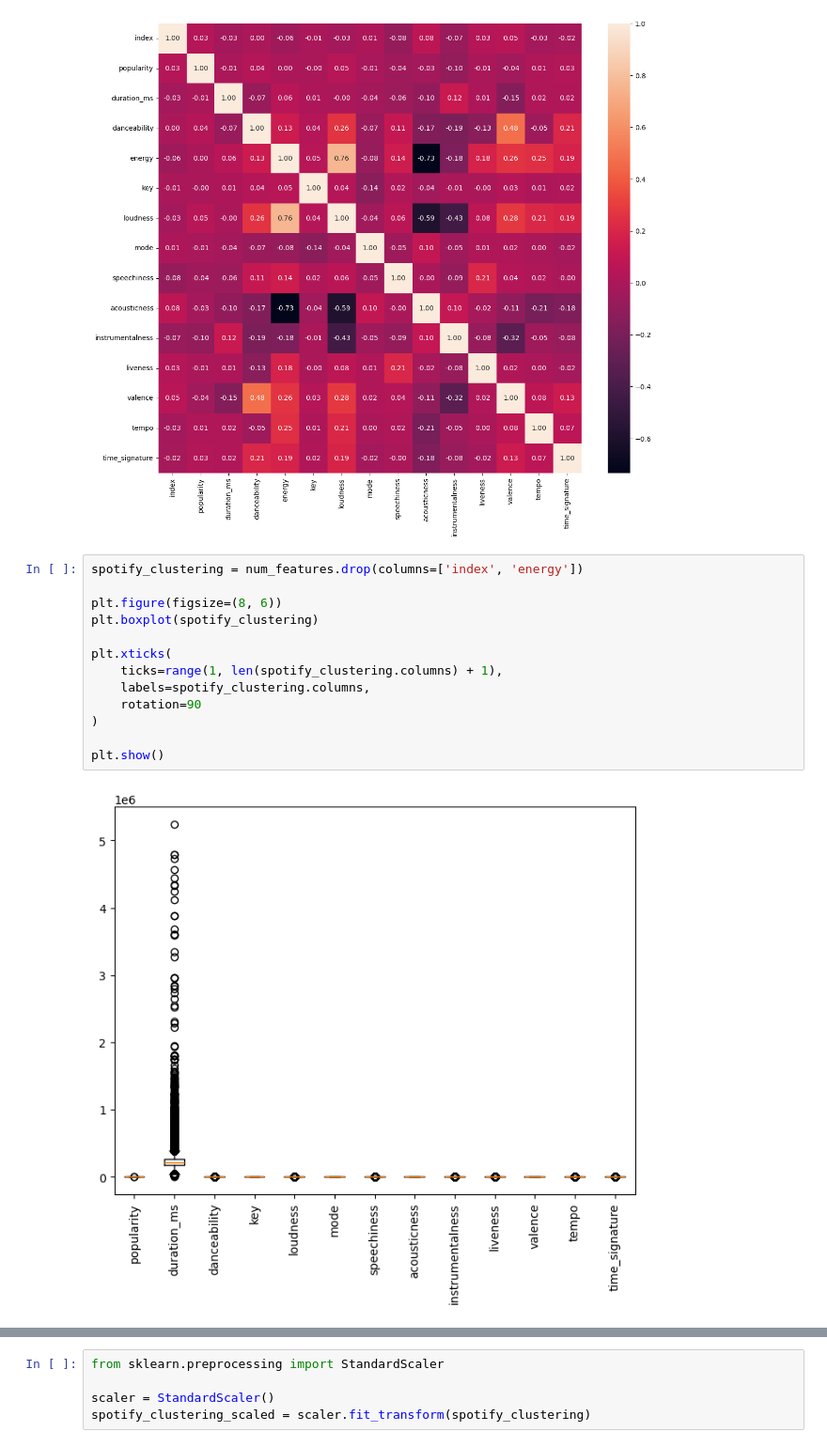
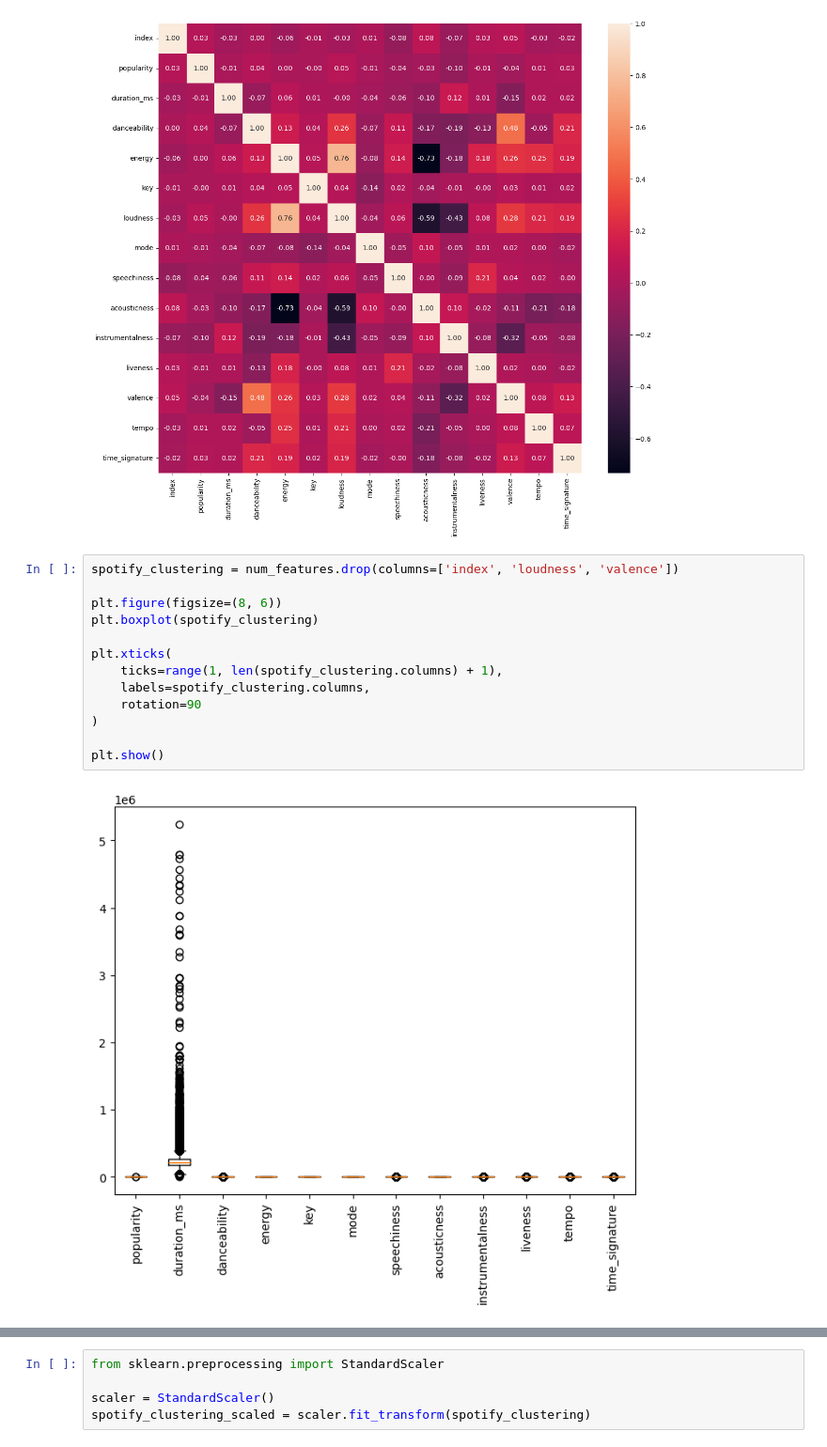
Before and after one commit to iinesclaro/ml2_projects, a Jupyter notebook: spotify_tracks_main.ipynb, the cells around one changed output, grey strips where cells are left out. Shown at 94% size. Saved outputs shown, nothing was run; the diff lists cells and outputs as text.

```diff
--- a/spotify_tracks_main.ipynb
+++ b/spotify_tracks_main.ipynb
@@ -172,17 +172,17 @@ plt.show()
 # %% [output]
 [figure]
 # %%
-spotify_clustering = num_features.drop(columns=['index', 'energy'])
+spotify_clustering = num_features.drop(columns=['index', 'loudness', 'valence'])
 
 plt.figure(figsize=(8, 6))
 plt.boxplot(spotify_clustering)
 
 plt.xticks(
     ticks=range(1, len(spotify_clustering.columns) + 1),
     labels=spotify_clustering.columns,
     rotation=90
 )
 
 plt.show()
 # %% [output]
-[figure, old version]
+[figure, new version]
```
Also changed, not shown: parts of 15 cells of this notebook.
